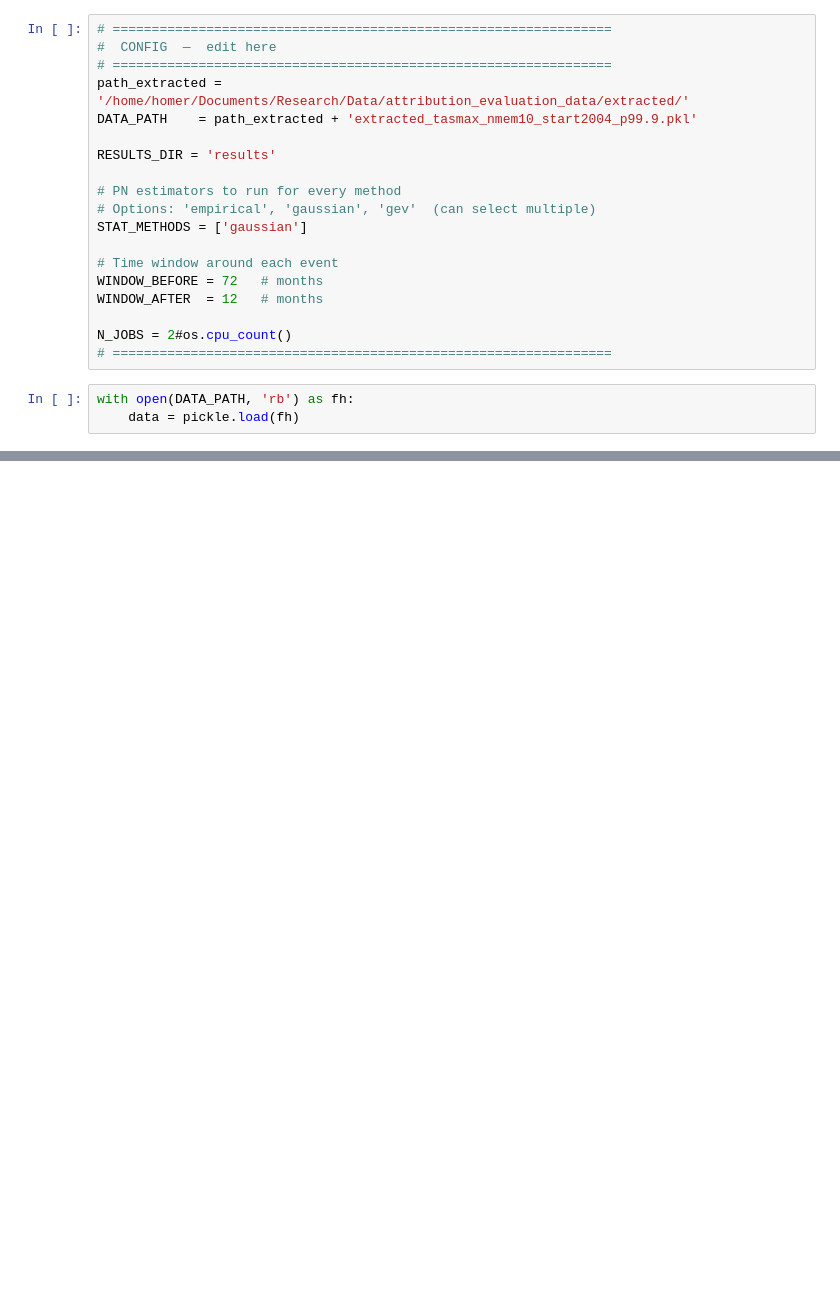
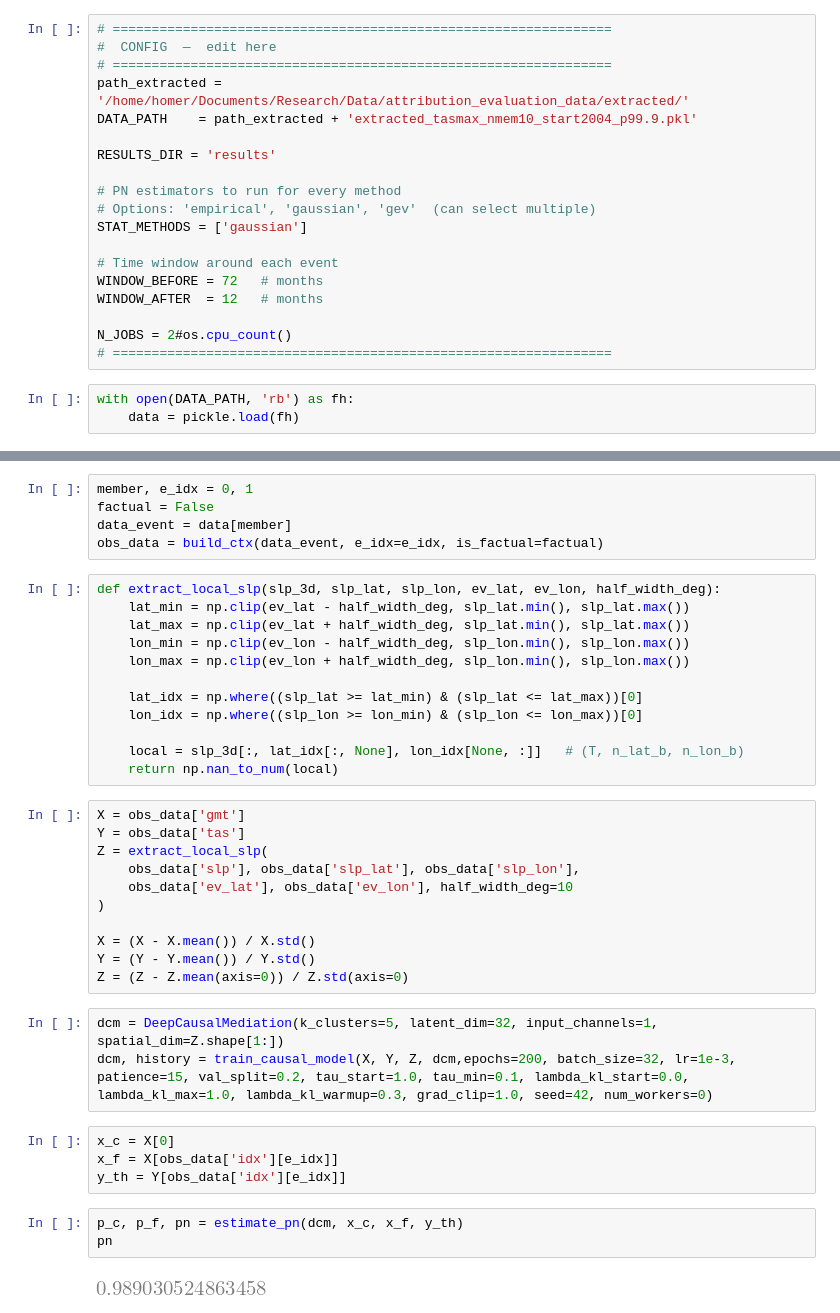
Before and after one commit to homerdurand/attribution_evaluation, a Jupyter notebook: 02.1_individual_attribution.ipynb, the cells around one changed output, grey strips where cells are left out. Saved outputs shown, nothing was run; the diff lists cells and outputs as text; blank space fills up the shorter version.

```diff
--- a/02.1_individual_attribution.ipynb
+++ b/02.1_individual_attribution.ipynb
@@ -186,0 +79,40 @@ Saved -> figures/qq_analysis.png
+# %%
+member, e_idx = 0, 1
+factual = False
+data_event = data[member]
+obs_data = build_ctx(data_event, e_idx=e_idx, is_factual=factual)
+# %%
+def extract_local_slp(slp_3d, slp_lat, slp_lon, ev_lat, ev_lon, half_width_deg):
+    lat_min = np.clip(ev_lat - half_width_deg, slp_lat.min(), slp_lat.max())
+    lat_max = np.clip(ev_lat + half_width_deg, slp_lat.min(), slp_lat.max())
+    lon_min = np.clip(ev_lon - half_width_deg, slp_lon.min(), slp_lon.max())
+    lon_max = np.clip(ev_lon + half_width_deg, slp_lon.min(), slp_lon.max())
+
+    lat_idx = np.where((slp_lat >= lat_min) & (slp_lat <= lat_max))[0]
+    lon_idx = np.where((slp_lon >= lon_min) & (slp_lon <= lon_max))[0]
+
+    local = slp_3d[:, lat_idx[:, None], lon_idx[None, :]]   # (T, n_lat_b, n_lon_b)
+    return np.nan_to_num(local)
+# %%
+X = obs_data['gmt']
+Y = obs_data['tas']
+Z = extract_local_slp(
+    obs_data['slp'], obs_data['slp_lat'], obs_data['slp_lon'],
+    obs_data['ev_lat'], obs_data['ev_lon'], half_width_deg=10
+)
+
+X = (X - X.mean()) / X.std()
+Y = (Y - Y.mean()) / Y.std()
+Z = (Z - Z.mean(axis=0)) / Z.std(axis=0)
+# %%
+dcm = DeepCausalMediation(k_clusters=5, latent_dim=32, input_channels=1, spatial_dim=Z.shape[1:])
+dcm, history = train_causal_model(X, Y, Z, dcm,epochs=200, batch_size=32, lr=1e-3, patience=15, val_split=0.2, tau_start=1.0, tau_min=0.1, lambda_kl_start=0.0, lambda_kl_max=1.0, lambda_kl_warmup=0.3, grad_clip=1.0, seed=42, num_workers=0)
+# %%
+x_c = X[0]
+x_f = X[obs_data['idx'][e_idx]]
+y_th = Y[obs_data['idx'][e_idx]]
+# %%
+p_c, p_f, pn = estimate_pn(dcm, x_c, x_f, y_th)
+pn
+# %% [output]
+[figure, added]
```
Also changed, not shown: parts of 12 cells of this notebook, 3 other files.
